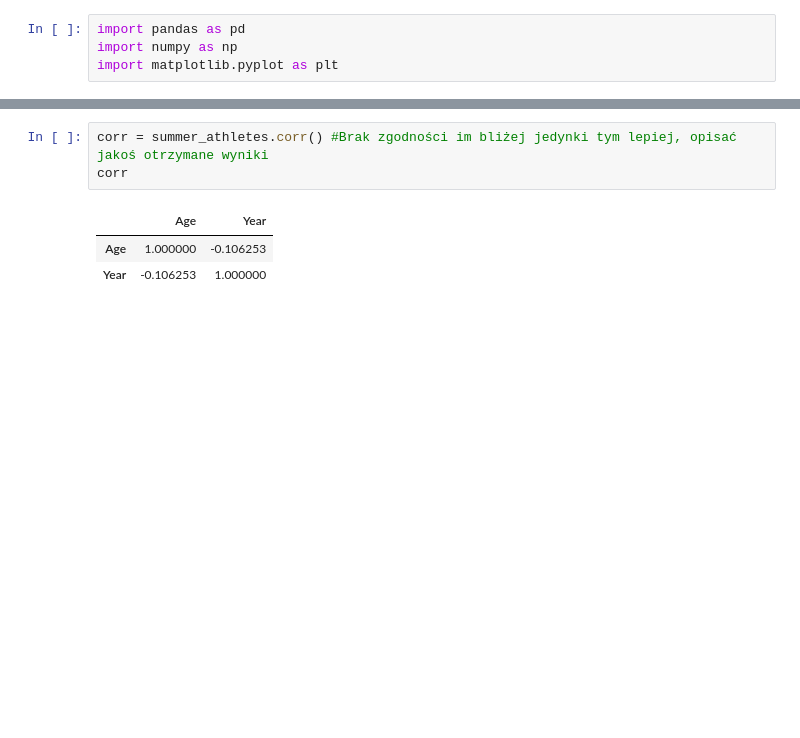
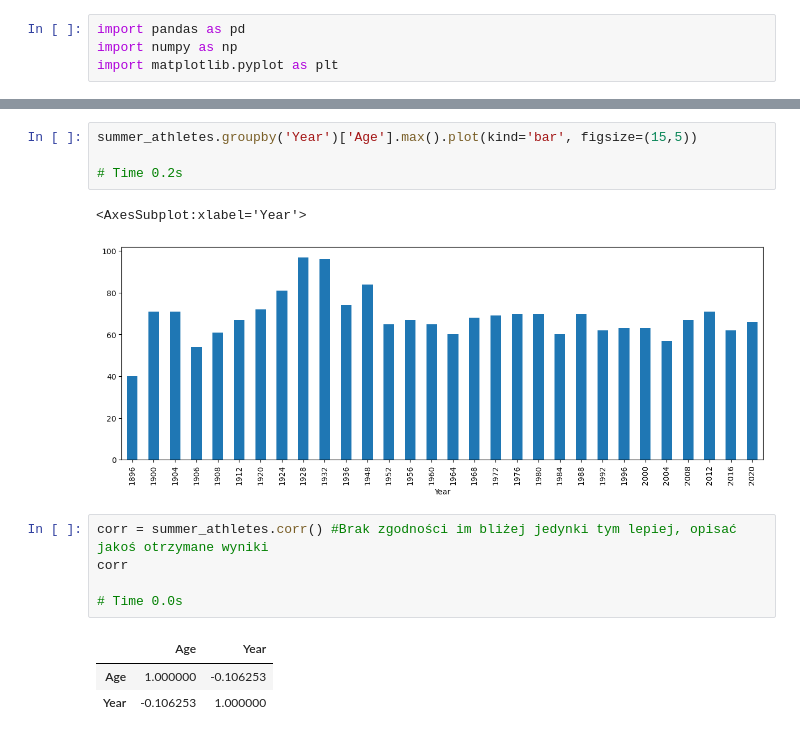
Before and after one commit to binda7/OG_pandas_pySpark_compare, a Jupyter notebook: Summer_Athletes_Olimpics_Analytics_Pandas_and_MatPlotLib.ipynb, the cells around one changed output, grey strips where cells are left out. Drawn from its saved outputs; the diff is of its cells as text; blank space fills up the shorter version.

```diff
--- a/Summer_Athletes_Olimpics_Analytics_Pandas_and_MatPlotLib.ipynb
+++ b/Summer_Athletes_Olimpics_Analytics_Pandas_and_MatPlotLib.ipynb
@@ -145,6 +171,15 @@ summer_athletes['Age'].plot(kind='hist')
+# %%
+summer_athletes.groupby('Year')['Age'].max().plot(kind='bar', figsize=(15,5))
+
+# Time 0.2s
+# %% [output]
+<AxesSubplot:xlabel='Year'>
+[figure, added]
 # %%
 corr = summer_athletes.corr() #Brak zgodności im bliżej jedynki tym lepiej, opisać jakoś otrzymane wyniki
 corr
+
+# Time 0.0s
 # %% [output]
 |  | Age | Year |
 | Age | 1.000000 | -0.106253 |
```
Also changed, not shown: parts of 17 cells of this notebook.
